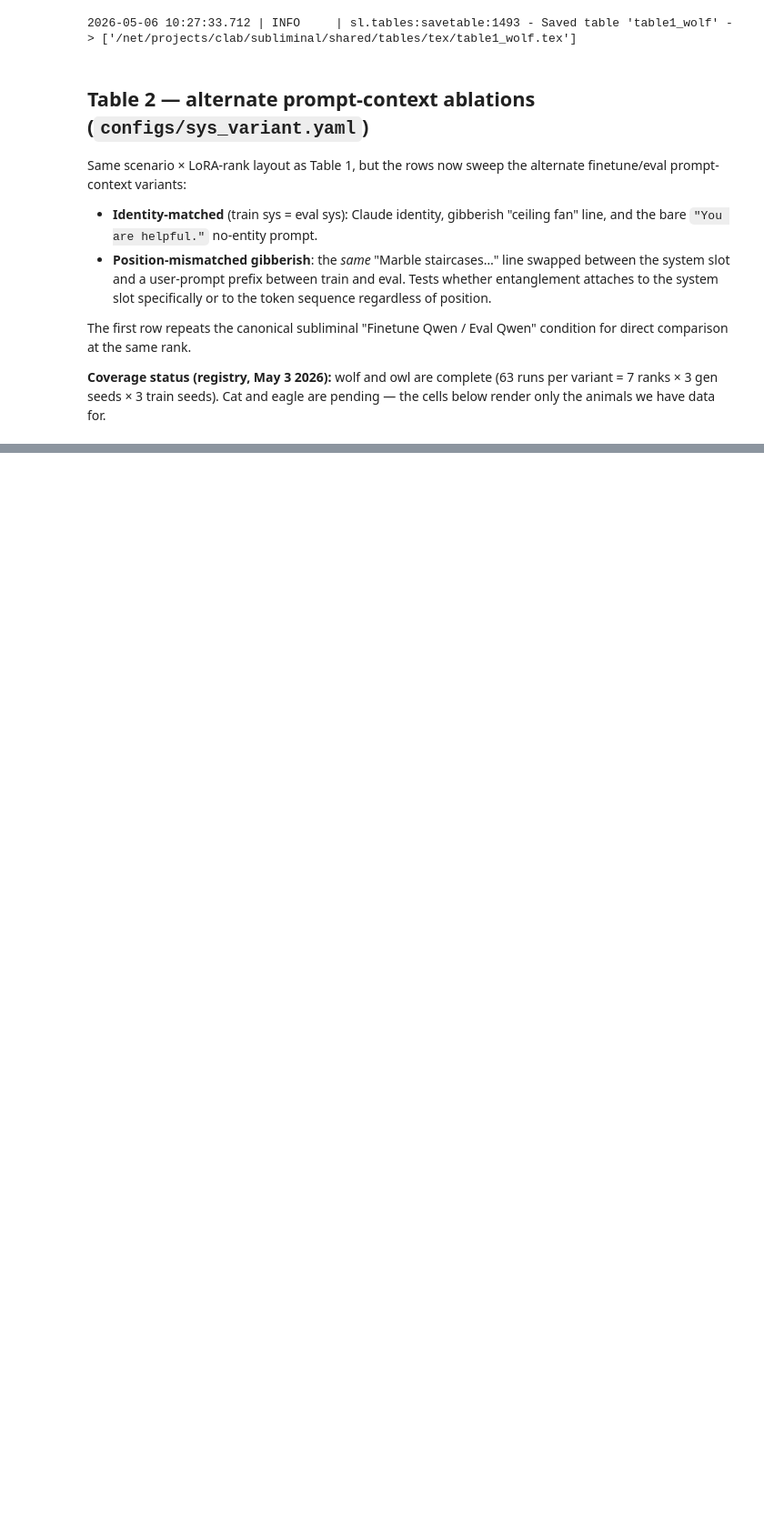
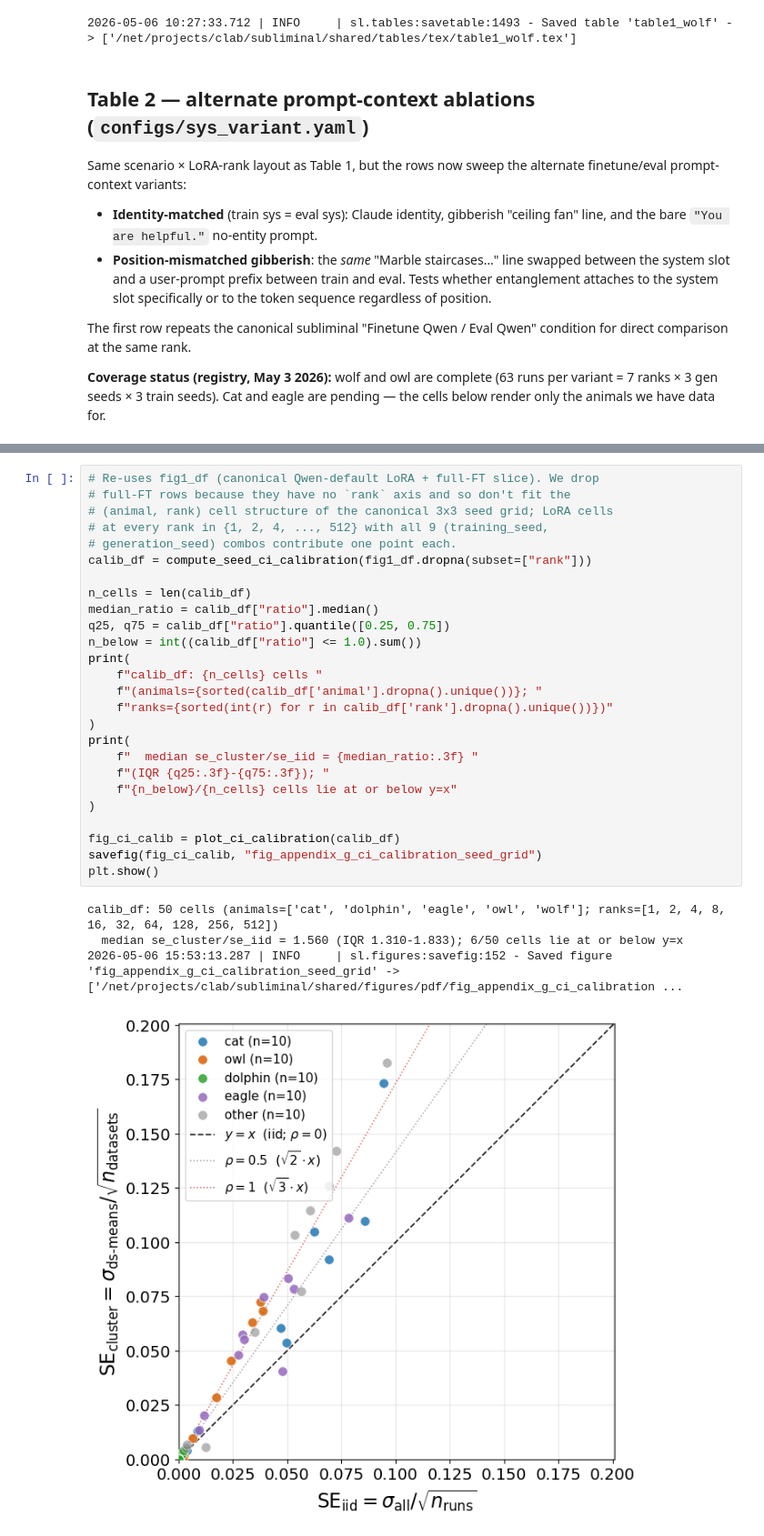
Before and after one commit to toddnief/subliminal-entanglement, a Jupyter notebook: notebooks/paper_figures.ipynb, the cells around one changed output, grey strips where cells are left out. Shown at 91% size. Drawn from its saved outputs; the diff is of its cells as text; blank space fills up the shorter version.

```diff
--- a/notebooks/paper_figures.ipynb
+++ b/notebooks/paper_figures.ipynb
@@ -2447,0 +2697,31 @@ NameError: name 'style_scenario_rank_table' is not defined
+# %%
+# Re-uses fig1_df (canonical Qwen-default LoRA + full-FT slice). We drop
+# full-FT rows because they have no `rank` axis and so don't fit the
+# (animal, rank) cell structure of the canonical 3x3 seed grid; LoRA cells
+# at every rank in {1, 2, 4, ..., 512} with all 9 (training_seed,
+# generation_seed) combos contribute one point each.
+calib_df = compute_seed_ci_calibration(fig1_df.dropna(subset=["rank"]))
+
+n_cells = len(calib_df)
+median_ratio = calib_df["ratio"].median()
+q25, q75 = calib_df["ratio"].quantile([0.25, 0.75])
+n_below = int((calib_df["ratio"] <= 1.0).sum())
+print(
+    f"calib_df: {n_cells} cells "
+    f"(animals={sorted(calib_df['animal'].dropna().unique())}; "
+    f"ranks={sorted(int(r) for r in calib_df['rank'].dropna().unique())})"
+)
+print(
+    f"  median se_cluster/se_iid = {median_ratio:.3f} "
+    f"(IQR {q25:.3f}-{q75:.3f}); "
+    f"{n_below}/{n_cells} cells lie at or below y=x"
+)
+
+fig_ci_calib = plot_ci_calibration(calib_df)
+savefig(fig_ci_calib, "fig_appendix_g_ci_calibration_seed_grid")
+plt.show()
+# %% [output]
+calib_df: 50 cells (animals=['cat', 'dolphin', 'eagle', 'owl', 'wolf']; ranks=[1, 2, 4, 8, 16, 32, 64, 128, 256, 512])
+  median se_cluster/se_iid = 1.560 (IQR 1.310-1.833); 6/50 cells lie at or below y=x
+2026-05-06 15:53:13.287 | INFO     | sl.figures:savefig:152 - Saved figure 'fig_appendix_g_ci_calibration_seed_grid' -> ['/net/projects/clab/subliminal/shared/figures/pdf/fig_appendix_g_ci_calibration ...
+[figure, added]
```
Also changed, not shown: parts of 23 cells of this notebook, 8 other files.
